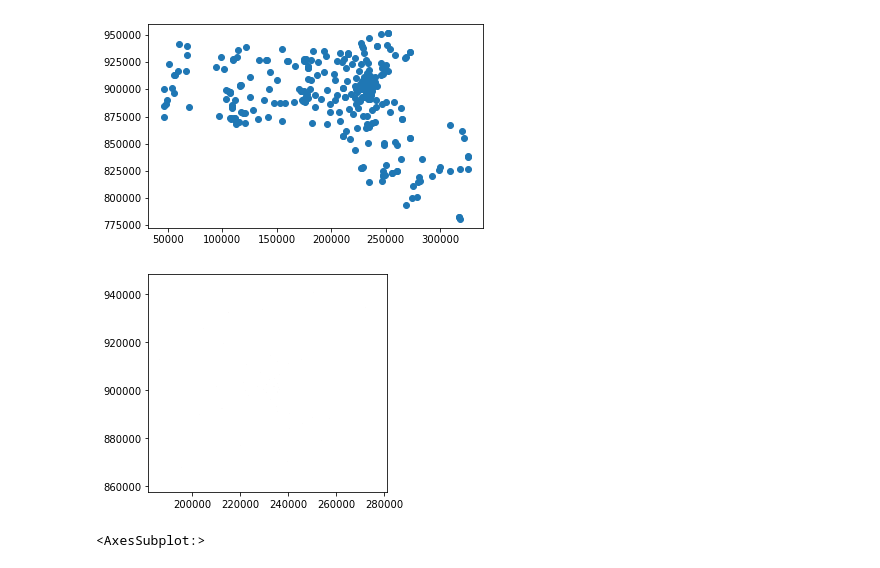
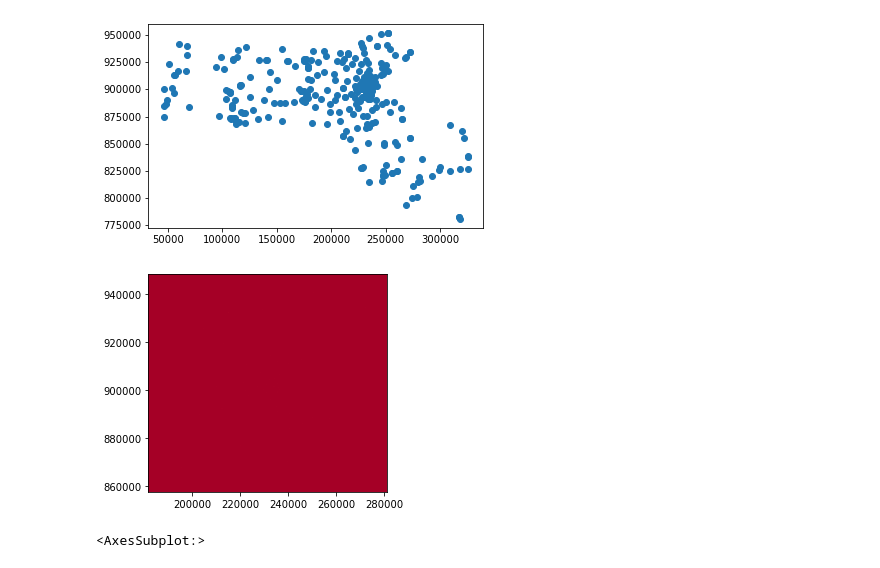
Before and after one commit to gingerleib/outdoor-recreation, a Jupyter notebook: Outdoor_Rec_Analysis.ipynb, the cells around one changed output. Drawn from its saved outputs; the diff is of its cells as text; code cells hidden in the pictures.

```diff
--- a/Outdoor_Rec_Analysis.ipynb
+++ b/Outdoor_Rec_Analysis.ipynb
@@ -163,4 +163,8 @@ show(tree_canopy, transform=transform_tree)
 # %% [output]
 [figure]
 <AxesSubplot:>
+# %%
+#read in farmers markets points
+
+markets = gpd.read_file('Data/Farmers_Markets/FARMERSMARKETS_PT/FARMERSMARKETS_PT.shp')
 # %%
@@ -175,7 +181,12 @@ show(tree_canopy, transform=transform_tree)
 # %% [output]
 <AxesSubplot:>
 [figure]
+# %%
+#create binary raster
+
+market_raster = features.rasterize(markets['geometry'], out_shape=shape_tree, fill=1, transform=transform_tree, default_value=0)
 # %%
+show(market_raster, transform=transform_tree, cmap='RdYlBu_r')
 # %% [output]
-[figure, old version]
+[figure, new version]
 <AxesSubplot:>
```
Also changed, not shown: parts of 8 cells of this notebook.
